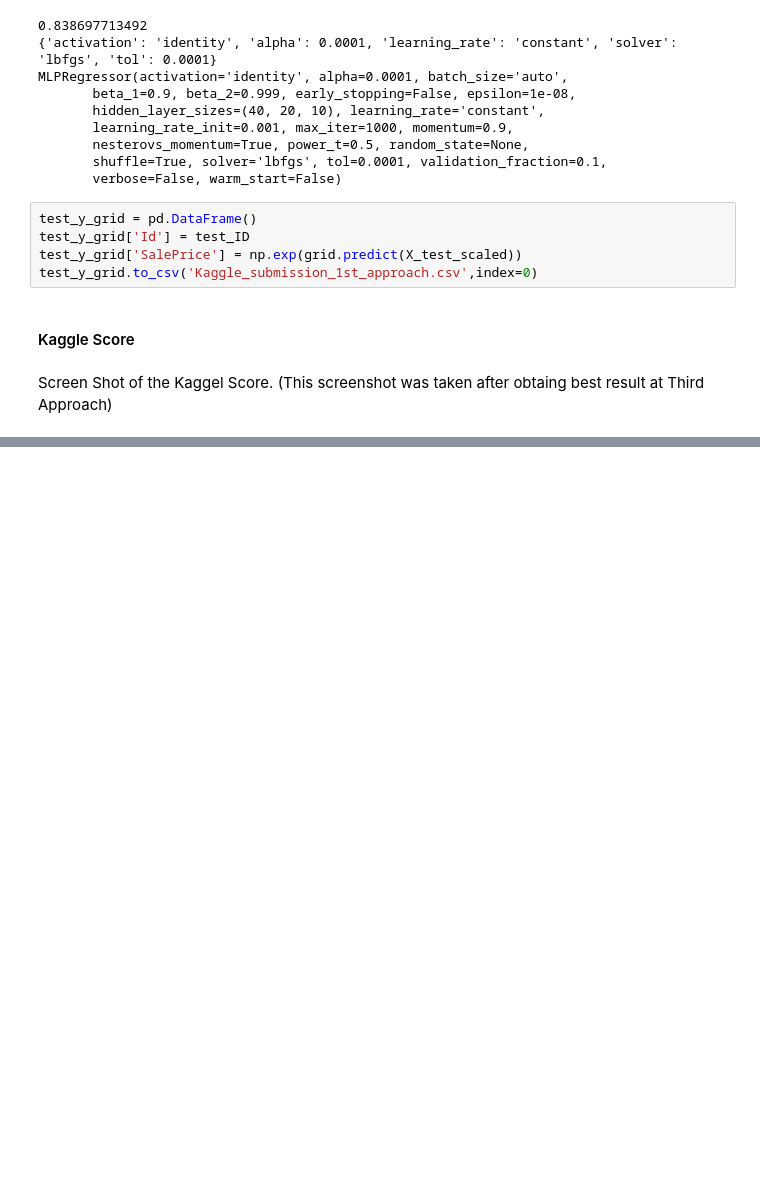
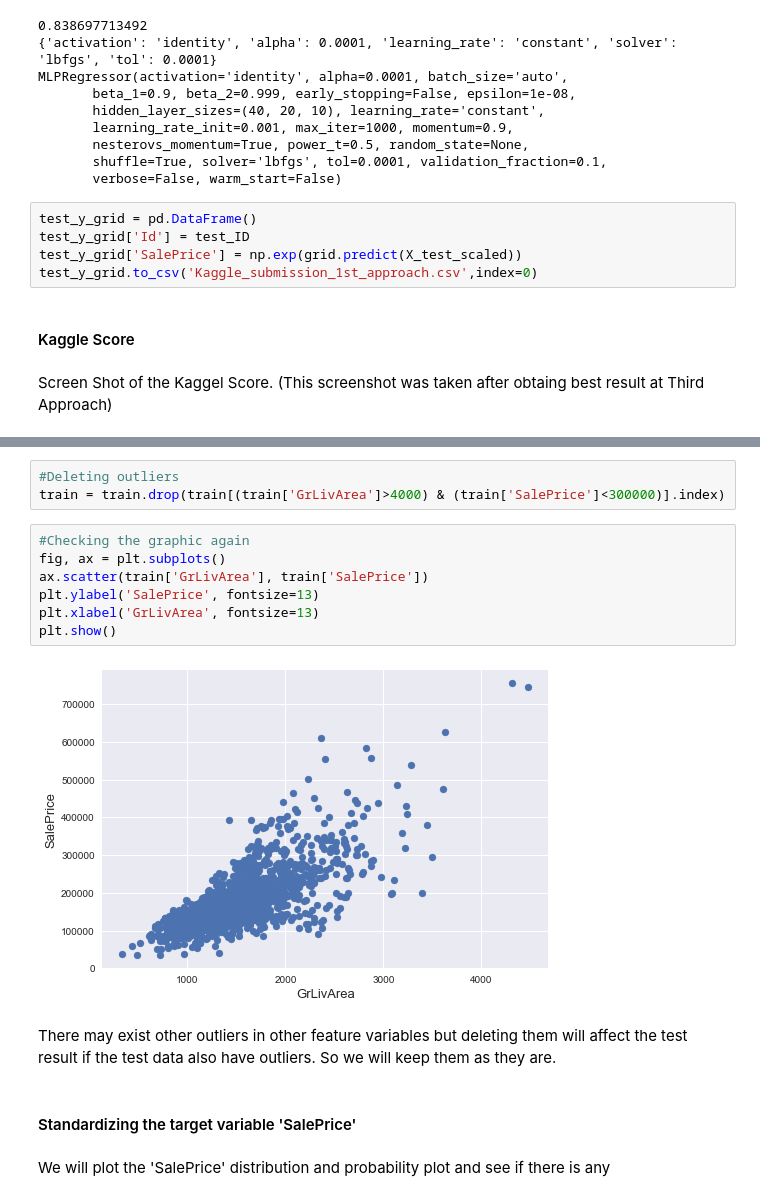
Before and after one commit to Tamim-MR14/House_Price, a Jupyter notebook: House_Price_AI-23.ipynb, the cells around one changed output, grey strips where cells are left out. Drawn from its saved outputs; the diff is of its cells as text; blank space fills up the shorter version.

```diff
--- a/House_Price_AI-23.ipynb
+++ b/House_Price_AI-23.ipynb
@@ -291,0 +354,18 @@ Screen Shot of the Kaggel Score. (This screenshot was taken after obtaing best r
+# %%
+#Deleting outliers
+train = train.drop(train[(train['GrLivArea']>4000) & (train['SalePrice']<300000)].index)
+# %%
+#Checking the graphic again
+fig, ax = plt.subplots()
+ax.scatter(train['GrLivArea'], train['SalePrice'])
+plt.ylabel('SalePrice', fontsize=13)
+plt.xlabel('GrLivArea', fontsize=13)
+plt.show()
+# %% [output]
+[figure, added]
+# %% [markdown]
+There may exist other outliers in other feature variables but deleting them will affect the test result if the test data also have outliers. So we will keep them as they are.
+# %% [markdown]
+#### Standardizing the target variable 'SalePrice'
+# %% [markdown]
+We will plot the 'SalePrice' distribution and probability plot and see if there is any
```
Also changed, not shown: parts of 10 cells of this notebook.
